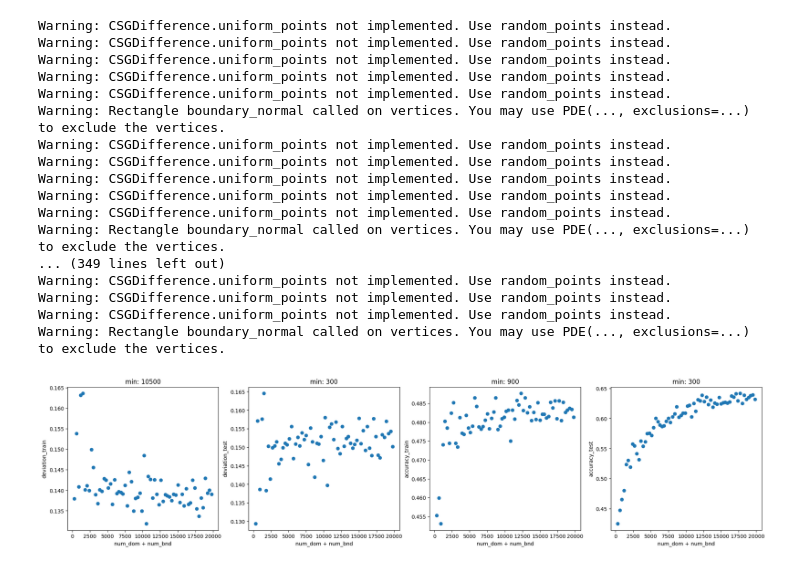
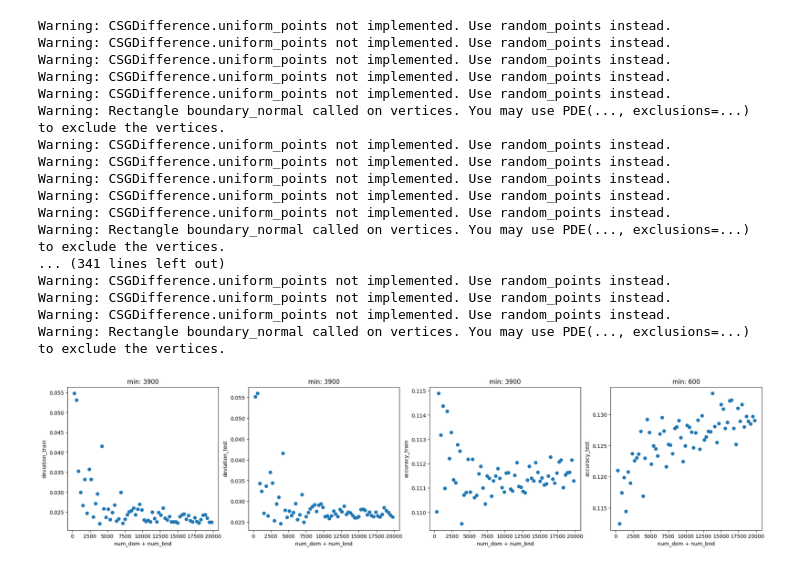
Before and after one commit to delimarr/ip5_code, a Jupyter notebook: elm.ipynb, the cells around one changed output. Cells and saved outputs as stored; diff of their text form; code cells hidden in the pictures.

```diff
--- a/elm.ipynb
+++ b/elm.ipynb
@@ -19,7 +17,7 @@ dde.config.set_random_seed(654161)
 if dde.backend.backend_name != 'tensorflow':
     raise Exception("set backend tensorflow with: python -m deepxde.backend.set_default_backend tensorflow")
 
-DTYPE: str = "float32"
+DTYPE: str = "float64"
 dde.config.set_default_float(DTYPE)
 tf.keras.backend.set_floatx(DTYPE)
 if DTYPE == "float32":
@@ -481,0 +488,25 @@ Warning: CSGDifference.uniform_points not implemented. Use random_points instead
+# %%
+num_dom = 4096
+num_bnd = 1024
+num_tst = 420
+layers = [32]
+rcond = 1e-10
+geom = RectHole(num_dom=num_dom, num_bnd=num_bnd, num_tst=num_tst)
+
+res32, pde32, num_data = run(num_dom, num_bnd, num_tst, layers, rcond)
+exact32 = ExactELM(pde32)
+X_dom, Xt, X_bcs = res32['data']
+X = np.concatenate([X_dom, *X_bcs])
+exact32.fit(X_dom, X_bcs, geom.exact_sol)
+compare_hl(pde32, exact32, X_dom)
+print(f"pde: deviation {res32['deviation']}, acc {res32['accuracy']}")
+print(f"exact: deviation {get_deviation(exact32, geom)}, acc {exact32.get_accuracy(X, geom), exact32.get_accuracy(Xt, geom)}")
+pde_w = pde32.full_model_.get_weights()
+pde_w = np.concatenate([pde_w[-1].reshape(1, 1), pde_w[-2]]).flatten()
+plt.plot(np.arange(pde_w.shape[0]), pde_w)
+plt.plot(np.arange(pde_w.shape[0]), exact32.weights[-1])
+plt.xlabel("weight index, index_0 = bias")
+plt.ylabel("weight")
+plt.legend(("loss", "exact"))
+plt.title("weights comparison between loss and exact")
+...
@@ -482,8 +540,8 @@ Warning: CSGDifference.uniform_points not implemented. Use random_points instead
 # %%
 # find best layersize
-num_dom = 12_000
-num_bnd = 4_200
-num_tst = 10_000
+num_dom = 2000
+num_bnd = 500
+num_tst = 2700
 rcond = 1e-10
 start = 4
 stop = 500
@@ -503,7 +561,7 @@ while step >= 1:
         'min_l' : 0
         }
     for l in layers:
-        r, _, _ = run(num_dom, num_bnd, num_tst, [16] + l, rcond)
+        r, _, _ = run(num_dom, num_bnd, num_tst, l, rcond)
         res_step['deviation_train'].append(r['deviation'][0])
         res_step['deviation_test'].append(r['deviation'][1])
         res_step['accuracy_train'].append(r['accuracy'][0])
@@ -553,12 +673,12 @@ Warning: Rectangle boundary_normal called on vertices. You may use PDE(..., excl
 # %%
 # find best ratio num_bnd/num_dom
-
+opt_layers = min_l
 num_data = 2000
 num_tst = 300
-layers = [16] + [opt_layers]
+layers = [opt_layers]
 # percent of num_bnd
 step = 0.01
-start = 0.1
+start = 0.05
 stop = 0.5
 rcond = 1e-10
 
@@ -621,7 +736,7 @@ stop = 20_000
 step = 300
 num_data = np.arange(start, stop, step)
 num_tst = 300
-layers = [16] + [opt_layers]
+layers = [opt_layers]
 bnd_per = opt_bnd_percent
 
 res = {
@@ -641,35 +756,35 @@ for data in num_data:
     res['accuracy_train'].append(r['accuracy'][0])
     res['accuracy_test'].append(r['accuracy'][1])
 
 runs = len(res)
 fig = plt.figure(figsize=(24, 5))
 for idx, metric in enumerate(metrics):
     fig.add_subplot(1, 4, idx + 1)
     plt.xlabel("num_dom + num_bnd")
     plt.title(f"min: {num_data[np.argmin(res[metric])]}")
     plt.ylabel(metric)
     plt.scatter(num_data, res[metric])
 
 opt_num_data: int = num_data[np.argmin(res['accuracy_test'])]
 # %% [output]
 Warning: CSGDifference.uniform_points not implemented. Use random_points instead.
 Warning: CSGDifference.uniform_points not implemented. Use random_points instead.
 Warning: CSGDifference.uniform_points not implemented. Use random_points instead.
 Warning: CSGDifference.uniform_points not implemented. Use random_points instead.
 Warning: CSGDifference.uniform_points not implemented. Use random_points instead.
 Warning: Rectangle boundary_normal called on vertices. You may use PDE(..., exclusions=...) to exclude the vertices.
 Warning: CSGDifference.uniform_points not implemented. Use random_points instead.
 Warning: CSGDifference.uniform_points not implemented. Use random_points instead.
 Warning: CSGDifference.uniform_points not implemented. Use random_points instead.
 Warning: CSGDifference.uniform_points not implemented. Use random_points instead.
 Warning: CSGDifference.uniform_points not implemented. Use random_points instead.
 Warning: Rectangle boundary_normal called on vertices. You may use PDE(..., exclusions=...) to exclude the vertices.
-... (349 lines left out)
+... (341 lines left out)
 Warning: CSGDifference.uniform_points not implemented. Use random_points instead.
 Warning: CSGDifference.uniform_points not implemented. Use random_points instead.
 Warning: CSGDifference.uniform_points not implemented. Use random_points instead.
 Warning: Rectangle boundary_normal called on vertices. You may use PDE(..., exclusions=...) to exclude the vertices.
-[figure, old version]
+[figure, new version]
 # %%
 num_bnd = int(opt_bnd_percent * opt_num_data)
 num_dom = opt_num_data - num_bnd
```
Also changed, not shown: parts of 14 cells of this notebook, 2 other files.
